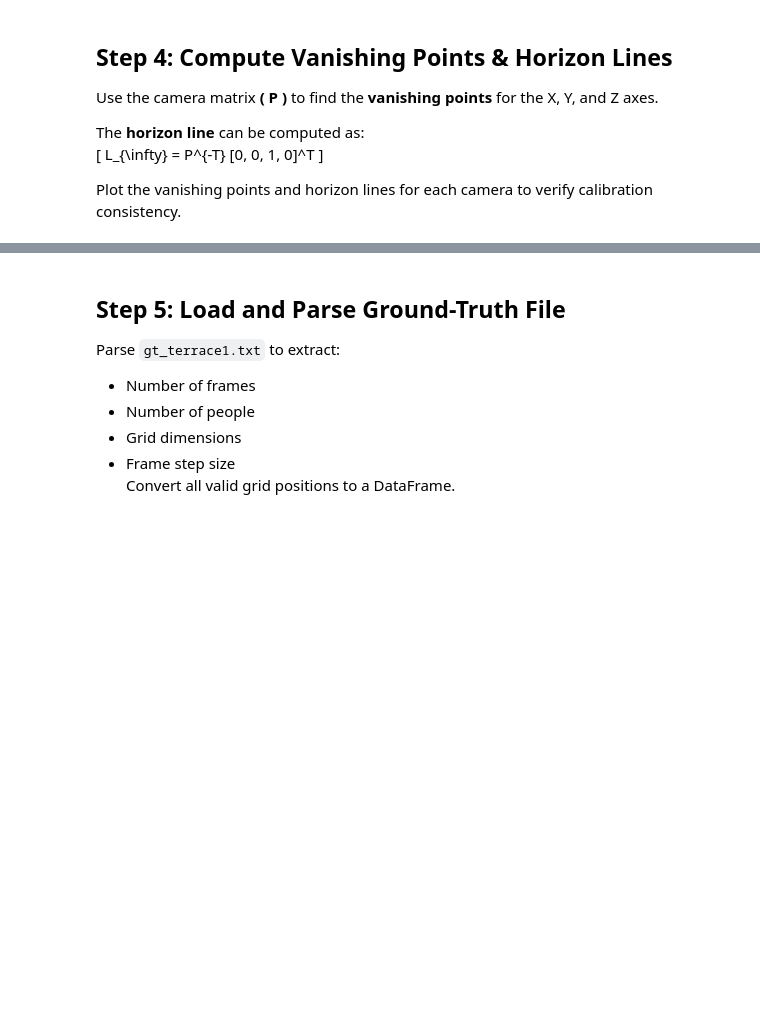
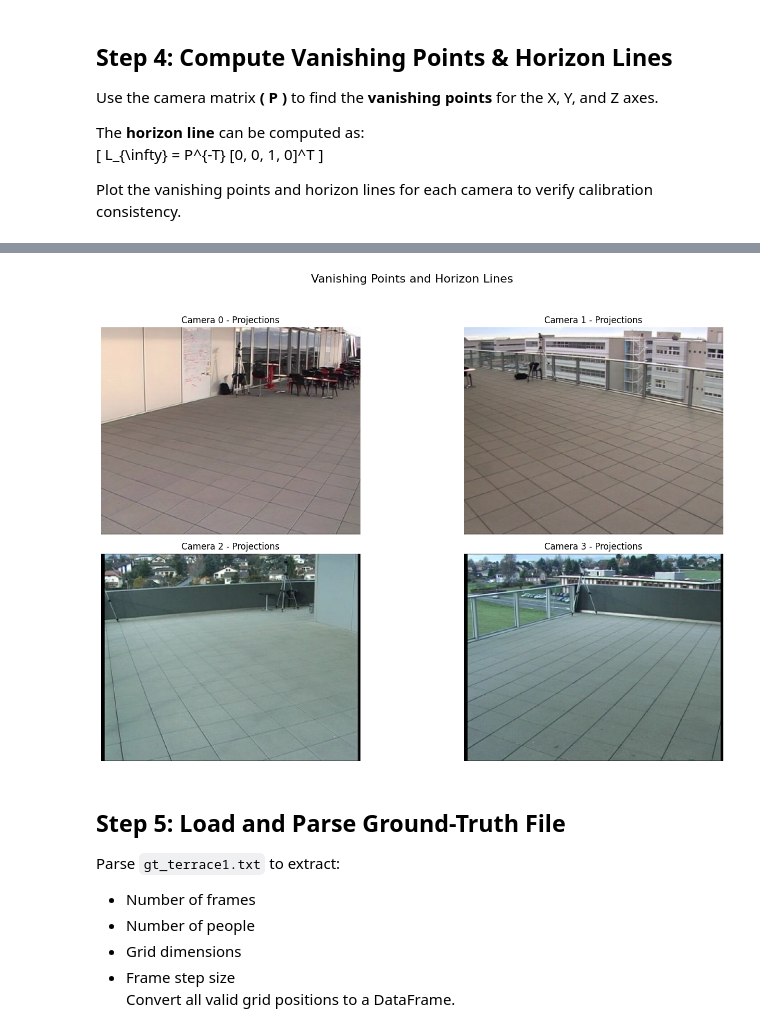
Before and after one commit to verdabatool/camera-projection-and-multi-camera-caliberation, a Jupyter notebook: Part2/24280065_PA3_Part2.ipynb, the cells around one changed output, grey strips where cells are left out. Drawn from its saved outputs; the diff is of its cells as text; code cells hidden in the pictures; blank space fills up the shorter version.

```diff
--- a/Part2/24280065_PA3_Part2.ipynb
+++ b/Part2/24280065_PA3_Part2.ipynb
@@ -128,0 +267,96 @@ Plot the vanishing points and horizon lines for each camera to verify calibratio
+# %%
+def compute_vps_and_horizon(P):
+    """
+    Computes vanishing points and the horizon line from a
+    3x4 projection matrix P.
+    """
+    vp_x_homo = P[:, 0]
+    vp_y_homo = P[:, 1]
+    vp_z_homo = P[:, 2]
+
+    vp_x = vp_x_homo / vp_x_homo[2]
+    vp_y = vp_y_homo / vp_y_homo[2]
+    vp_z = vp_z_homo / vp_z_homo[2]
+
+    horizon_line = np.cross(vp_x_homo, vp_y_homo)
+    horizon_line = horizon_line / np.linalg.norm(horizon_line)
+
+    vps_2d = {'x': vp_x, 'y': vp_y, 'z': vp_z}
+    return vps_2d, horizon_line
+
+def draw_overlays(image, vps_2d, horizon_line):
+    """
+    Draws vanishing points and the horizon line on an image.
+    """
+    a, b, c = horizon_line
+    h, w = image.shape[:2]
+
+    p1_x = 0
+    p1_y = int(-c / b) if b != 0 else 0
+    p2_x = w
+    p2_y = int(-(a * w + c) / b) if b != 0 else 0
+
+    cv2.line(image, (p1_x, p1_y), (p2_x, p2_y), (0, 255, 0), 2)
+
+    for name, vp in vps_2d.items():
+        x, y = int(vp[0]), int(vp[1])
+        on_horizon = abs(horizon_line @ vp) < 1.0
+
+        if -w < x < w*2 and -h < y < h*2:
+            color = (0, 255, 0) if on_horizon else (255, 0, 0)
+            color = (0, 0, 255) if name == 'z' else color
+            cv2.circle(image, (x, y), 10, color, 2)
+            cv2.putText(image, f"VP-{name}", (x + 15, y + 15),
+                        cv2.FONT_HERSHEY_SIMPLEX, 0.8, color, 2)
+    return image
+
+
+
+def plot_all_calibrations():
+    """
+    Main function to parse all 4 cameras, compute projections,
+    and display the results.
+    """
+    fig, ax = plt.subplots(2, 2, figsize=(15, 10))
+    ax = ax.ravel()
+
+    for i in range(4):
+        print(f"--- Processing Camera {i} ---")
+
+        xml_path = os.path.join(CALIB_DIR, f"terrace-tsai-c{i}.xml")
+
+        # --- CALLING THE NEW DEBUG FUNCTION ---
+        K, R, t = parse_tsai_xml(xml_path)
+
+        if K is None:
+            ax[i].set_title(f"Camera {i} - DEBUGGING (Parsing Failed)")
+            continue
+
+        Rt = np.hstack((R, t))
+        P = K @ Rt
+
+        vps_2d, horizon_line = compute_vps_and_horizon(P)
+
+        video_path = os.path.join(RAW_DIR, f"terrace_cam{i}.avi")
+        cap = cv2.VideoCapture(video_path)
+        ret, frame = cap.read()
+        cap.release()
+
+        if not ret:
+            ax[i].set_title(f"Camera {i} - Error Reading Video")
+            continue
+
+        overlay_frame = draw_overlays(frame.copy(), vps_2d, horizon_line)
+        frame_rgb = cv2.cvtColor(overlay_frame, cv2.COLOR_BGR2RGB)
+
+        ax[i].imshow(frame_rgb)
+        ax[i].set_title(f"Camera {i} - Projections")
+        ax[i].axis('off')
+
+    plt.suptitle("Vanishing Points and Horizon Lines", fontsize=16)
+    plt.tight_layout(rect=[0, 0.03, 1, 0.95])
+    plt.show()
+
+# --- Run the plot ---
+plot_all_calibrations()
+# %% [output]
@@ -129,3 +367,4 @@ Plot the vanishing points and horizon lines for each camera to verify calibratio
+[figure, added]
 # %% [markdown]
 ## Step 5: Load and Parse Ground-Truth File
 Parse `gt_terrace1.txt` to extract:
```
Also changed, not shown: parts of 17 cells of this notebook, 5 other files.
